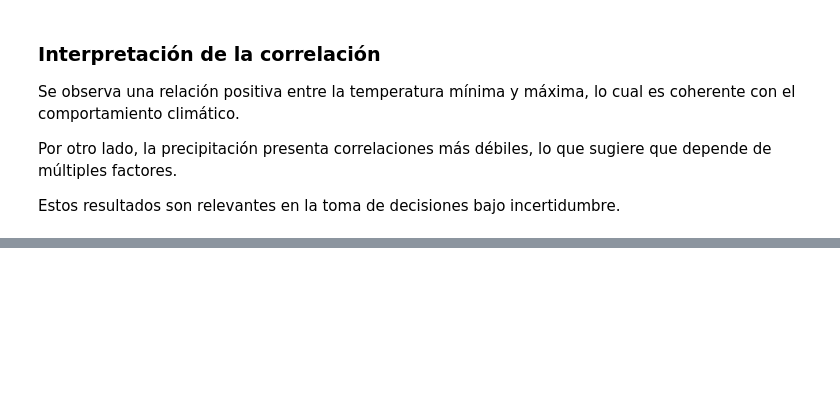
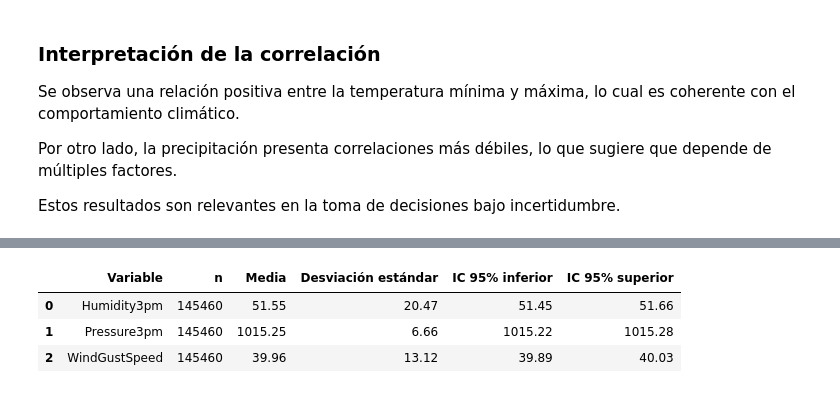
Before and after one commit to alanabermudezaballay/mcdi500_s1_grupo7, a Jupyter notebook: ESTADÍSTICA COMPUTACIONAL PARA LA TOMA DE DECISIONES/S1/analisis_datos.ipynb, the cells around one changed output, grey strips where cells are left out. Cells and saved outputs as stored; diff of their text form; code cells hidden in the pictures; blank space fills up the shorter version.

```diff
--- a/ESTADÍSTICA COMPUTACIONAL PARA LA TOMA DE DECISIONES/S1/analisis_datos.ipynb
+++ b/ESTADÍSTICA COMPUTACIONAL PARA LA TOMA DE DECISIONES/S1/analisis_datos.ipynb
@@ -315,0 +335,46 @@ Estos resultados son relevantes en la toma de decisiones bajo incertidumbre.
+# %%
+# ==========================================================
+# 3. Estimación de parámetros e intervalos de confianza
+# Responsable: Eduardo Villalón
+# ==========================================================
+import pandas as pd
+import numpy as np
+from scipy import stats
+from scipy.stats import chi2_contingency
+
+# Base oficial posterior a limpieza
+df = pd.read_csv("weatherAUS_limpio.csv")
+variables_ic = ["Humidity3pm", "Pressure3pm", "WindGustSpeed"]
+
+resultados_ic = []
+
+for var in variables_ic:
+    datos = df[var].dropna()
+    n = len(datos)
+    media = datos.mean()
+    desv = datos.std(ddof=1)
+    error_estandar = desv / np.sqrt(n)
+
+    ic_inf, ic_sup = stats.t.interval(
+        confidence=0.95,
+        df=n-1,
+        loc=media,
+        scale=error_estandar
+    )
+
+    resultados_ic.append({
+        "Variable": var,
+        "n": n,
+        "Media": media,
+        "Desviación estándar": desv,
+        "IC 95% inferior": ic_inf,
+        "IC 95% superior": ic_sup
+    })
+
+tabla_ic = pd.DataFrame(resultados_ic)
+tabla_ic.round(2)
+# %% [output]
+|  | Variable | n | Media | Desviación estándar | IC 95% inferior | IC 95% superior |
+| 0 | Humidity3pm | 145460 | 51.55 | 20.47 | 51.45 | 51.66 |
+| 1 | Pressure3pm | 145460 | 1015.25 | 6.66 | 1015.22 | 1015.28 |
+| 2 | WindGustSpeed | 145460 | 39.96 | 13.12 | 39.89 | 40.03 |
```
Also changed, not shown: parts of 7 cells of this notebook.
